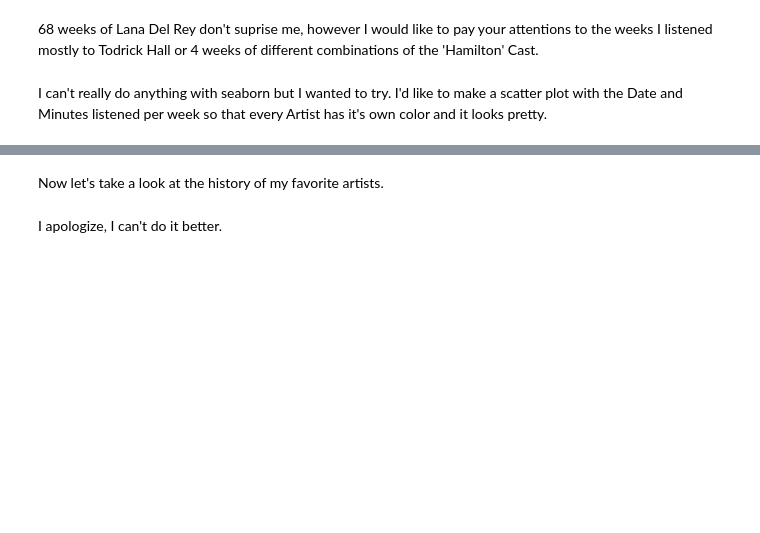
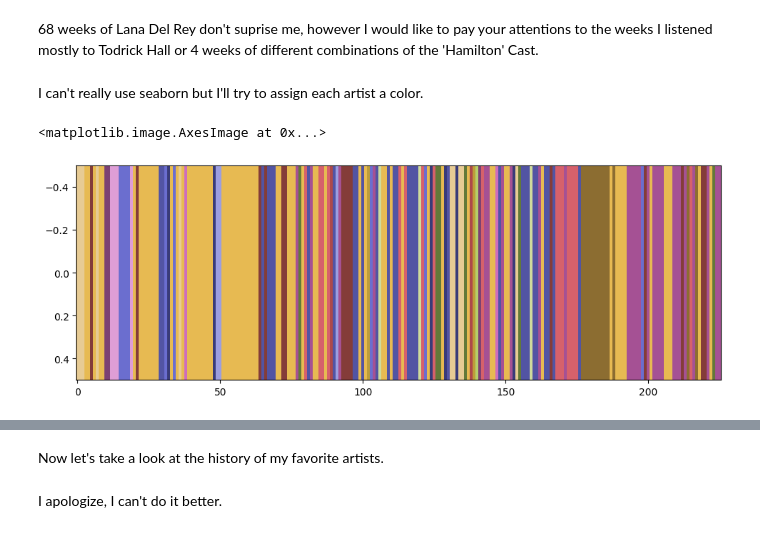
Before and after one commit to nkwiecienn/Apple-Music-with-Python, a Jupyter notebook: AppleMusic/AppleMusic.ipynb, the cells around one changed output, grey strips where cells are left out. Drawn from its saved outputs; the diff is of its cells as text; code cells hidden in the pictures; blank space fills up the shorter version.

Commit message:
added a colored artists diagram

```diff
--- a/AppleMusic/AppleMusic.ipynb
+++ b/AppleMusic/AppleMusic.ipynb
@@ -181,5 +181,23 @@ Name: count, dtype: int64
 68 weeks of Lana Del Rey don't suprise me, however I would like to pay your attentions to the weeks I listened mostly to Todrick Hall or 4 weeks of different combinations of the 'Hamilton' Cast.
 # %%
 import seaborn as sns
-# %% [markdown]
-I can't really do anything with seaborn but I wanted to try. I'd like to make a scatter plot with the Date and Minutes listened per week so that every Artist has it's own color and it looks pretty.
+# %% [markdown]
+I can't really use seaborn but I'll try to assign each artist a color.
+# %%
+fav_artist_in_week["Artist ID"] = df.groupby('Artist').ngroup()
+# %%
+import matplotlib.axes
+import matplotlib.artist
+
+pixel_per_bar = 4
+dpi = 100
+
+fig = plt.figure(figsize = (pixel_per_bar*fav_artist_in_week['Week Number'].count() / dpi, 3), dpi = dpi)
+
+ax = fig.add_axes([0, 0, 1, 1])
+
+ax.imshow(X = fav_artist_in_week[['Artist ID']].to_numpy().astype('float').T, cmap='tab20b',
+            aspect='auto', interpolation='nearest')
+# %% [output]
+<matplotlib.image.AxesImage at 0x...>
+[figure, added]
```
Also changed, not shown: parts of 2 cells of this notebook.
